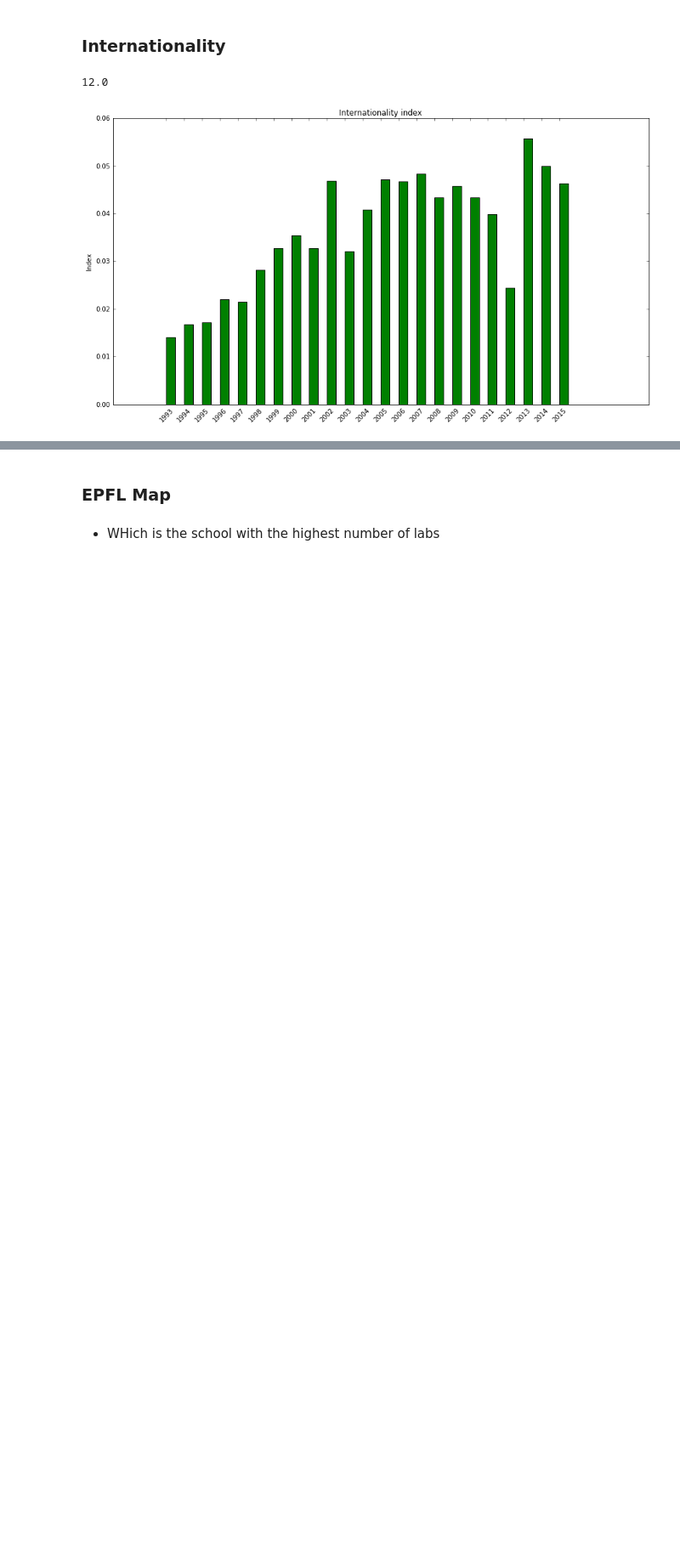
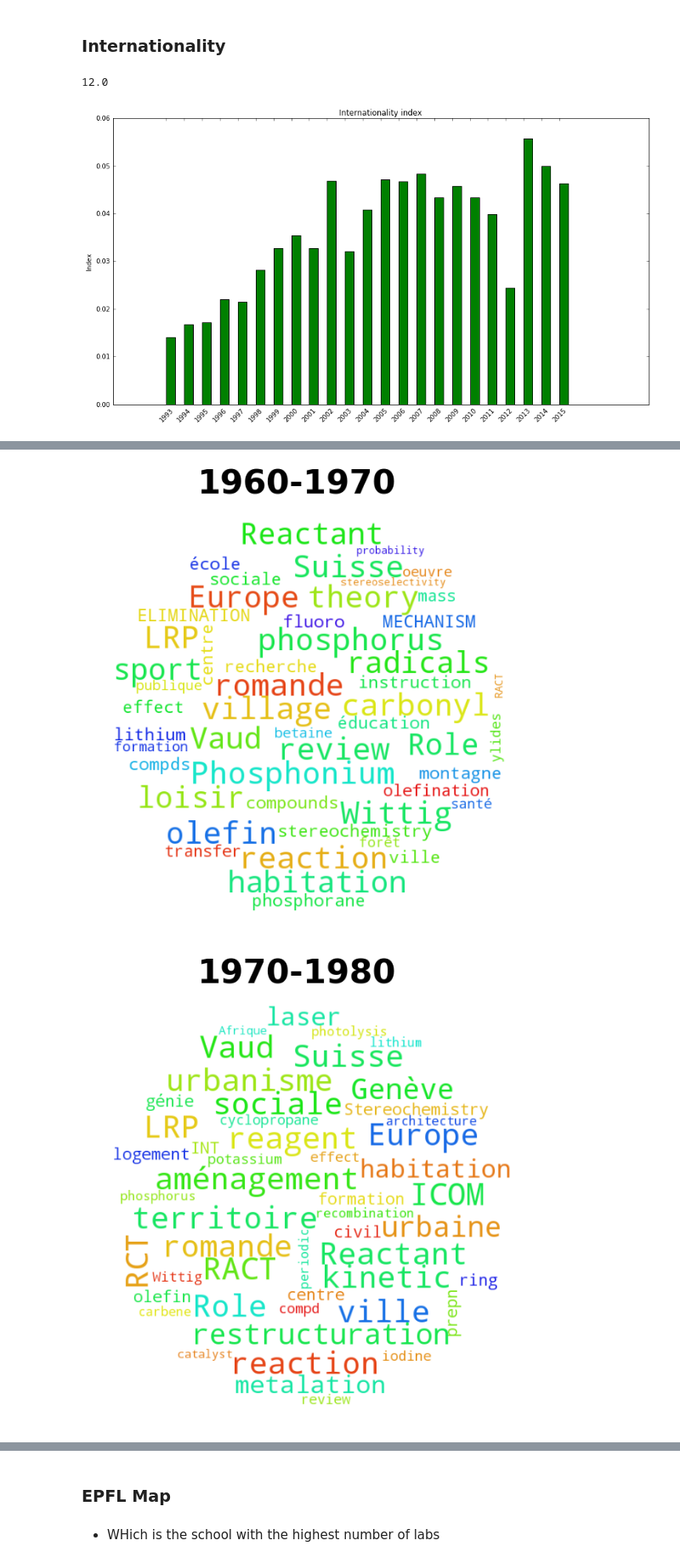
Before and after one commit to CriMenghini/modERN, a Jupyter notebook: BuildGraph_Analysis.ipynb, the cells around one changed output, grey strips where cells are left out. Shown at 85% size. Drawn from its saved outputs; the diff is of its cells as text; code cells hidden in the pictures; blank space fills up the shorter version.

```diff
--- a/BuildGraph_Analysis.ipynb
+++ b/BuildGraph_Analysis.ipynb
@@ -580,0 +702,20 @@ lab = pickle.load(open('author_lab.p', 'rb'))
+# %%
+# Get keywords from papers pubished in consecutive decades
+keywords = [[wordclouds.get_keywords_by_years(data, 1960 + 10 * i, 1960 + 10 * (i + 1))] for i in range(6)]
+keywords = [list(map(concat_words, k)) for k in keywords]
+# %%
+# Generate the word cloud
+for i, k in enumerate(keywords):
+    wordcloud = WordCloud(background_color="white", mask=black_circle, max_font_size=45, random_state=42, max_words=50, width=3200, height=1800)
+    wordcloud.generate(k[0])
+
+    # Display the generated cloud
+    title = str(1960 + 10 * i) + '-' + str(1960 + 10 * (i + 1))
+    plt.figure(figsize=(20,10)).suptitle(title, fontsize=45, fontweight='bold')
+    plt.imshow(wordcloud, cmap=plt.cm.gray)
+    plt.axis("off")
+    plt.savefig('Images/' + title + '.png', format="PNG", dpi=300)
+    plt.show()
+# %% [output]
+[figure, added]
+[figure, added]
```
Also changed, not shown: parts of 32 cells of this notebook, 2 other files.
